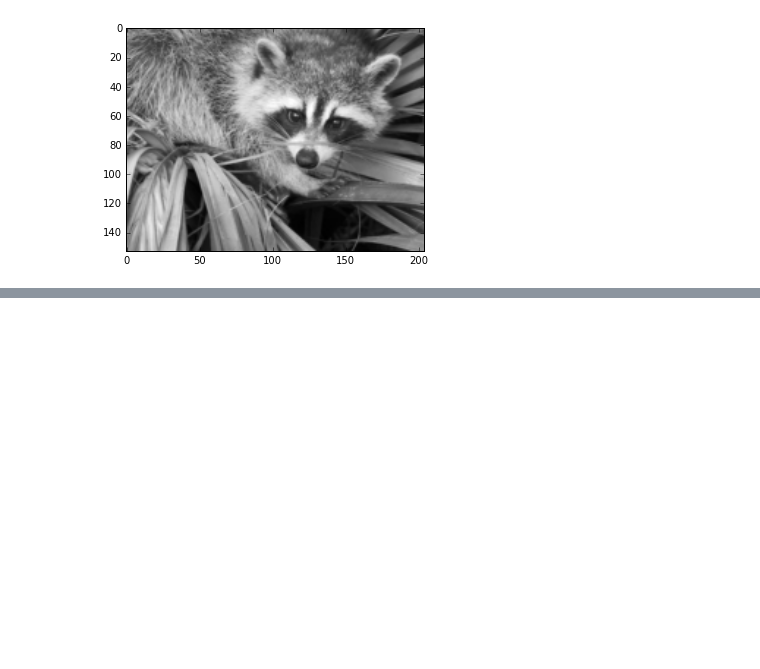
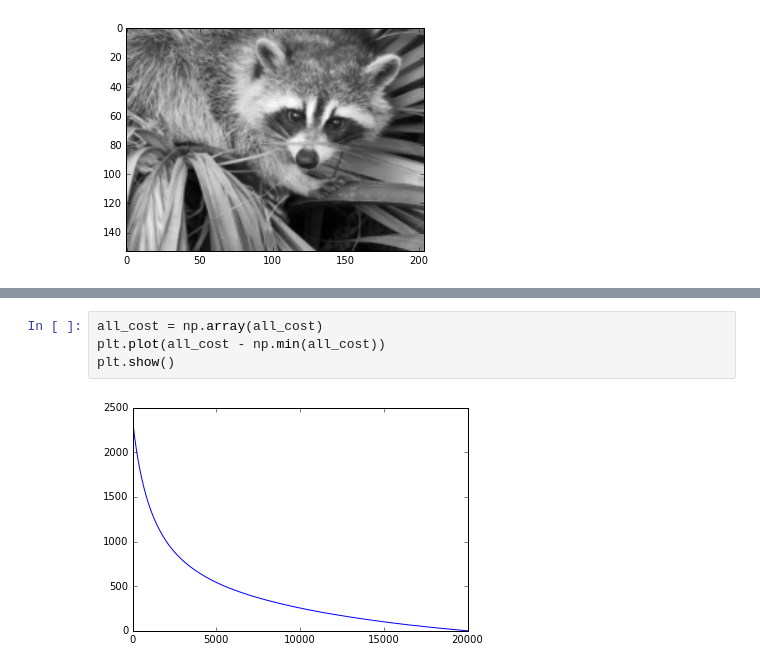
Before and after one commit to fabianp/lightning, a Jupyter notebook: Untitled.ipynb, the cells around one changed output, grey strips where cells are left out. Cells and saved outputs as stored; diff of their text form; blank space fills up the shorter version.

```diff
--- a/Untitled.ipynb
+++ b/Untitled.ipynb
@@ -43,5 +49,11 @@ plt.imshow(face2, cmap=plt.cm.gray)
 0.0481570755228
 <matplotlib.image.AxesImage at 0x...>
 [figure]
+# %%
+all_cost = np.array(all_cost)
+plt.plot(all_cost - np.min(all_cost))
+plt.show()
+# %% [output]
+[figure, added]
 # %%
 face
```
Also changed, not shown: parts of 4 cells of this notebook, 3 other files.
